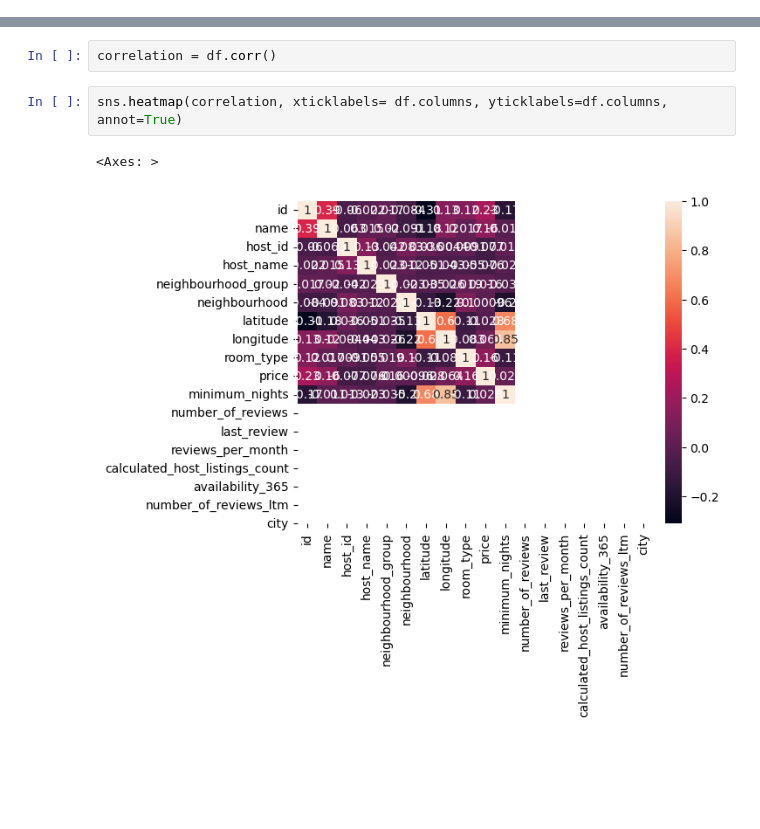
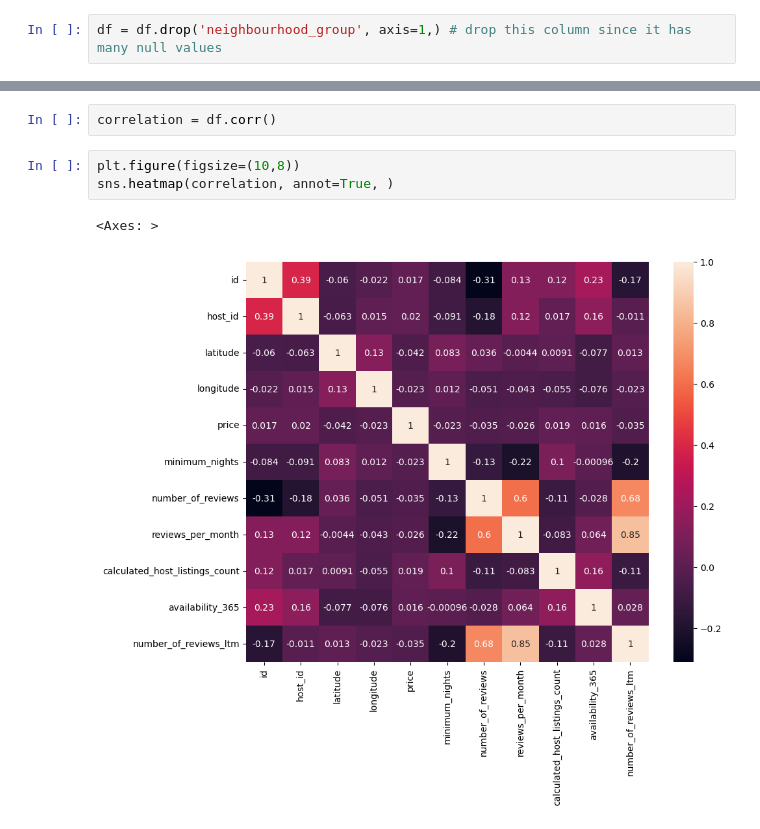
Before and after one commit to flo-shi/BNB-Price-Prediction, a Jupyter notebook: prediction.ipynb, the cells around one changed output, grey strips where cells are left out. Saved outputs shown, nothing was run; the diff lists cells and outputs as text; blank space fills up the shorter version.

```diff
--- a/prediction.ipynb
+++ b/prediction.ipynb
@@ -134,2 +135,4 @@ number_of_reviews_ltm                  0
 city                                   0
 dtype: int64
+# %%
+df = df.drop('neighbourhood_group', axis=1,) # drop this column since it has many null values
@@ -183,8 +195,9 @@ sns.scatterplot(df['number_of_reviews'])
 Relationship matrix
 # %%
 correlation = df.corr()
-# %%
-sns.heatmap(correlation, xticklabels= df.columns, yticklabels=df.columns, annot=True)
-# %% [output]
-<Axes: >
-[figure, removed]
+# %%
+plt.figure(figsize=(10,8))
+sns.heatmap(correlation, annot=True, )
+# %% [output]
+<Axes: >
+[figure, added]
```
Also changed, not shown: parts of 10 cells of this notebook.
